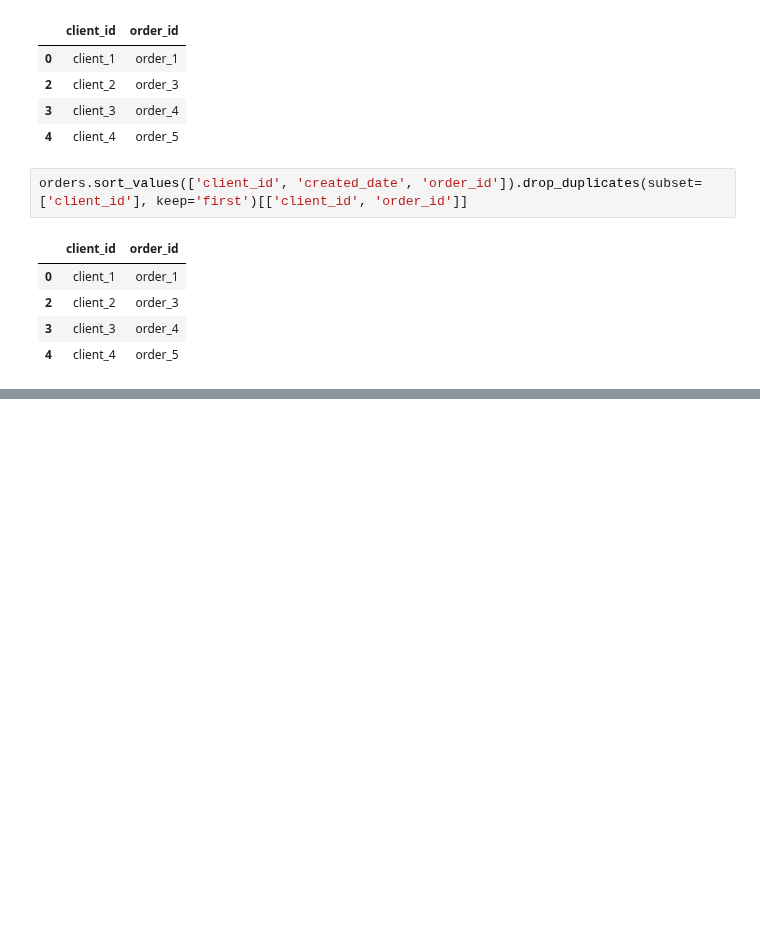
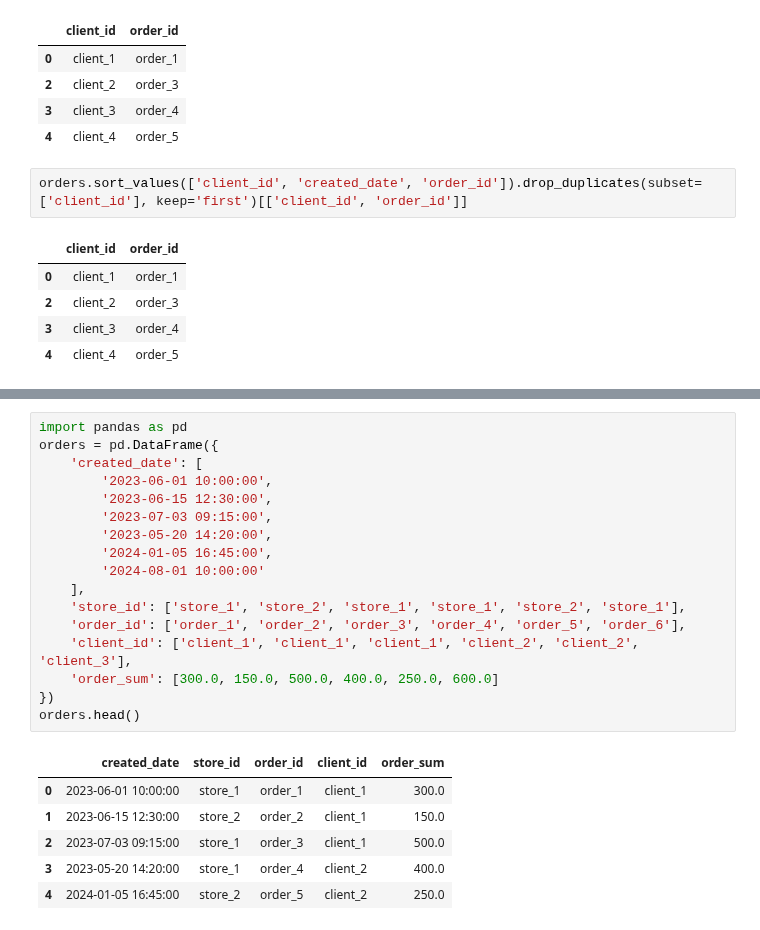
Before and after one commit to Praldmur/Tasks, a Jupyter notebook: course_sql_interview.ipynb, the cells around one changed output, grey strips where cells are left out. Cells and saved outputs as stored; diff of their text form; blank space fills up the shorter version.

```diff
--- a/course_sql_interview.ipynb
+++ b/course_sql_interview.ipynb
@@ -1639,0 +1644,24 @@ orders.sort_values(['client_id', 'created_date', 'order_id']).drop_duplicates(su
+# %%
+import pandas as pd
+orders = pd.DataFrame({
+    'created_date': [
+        '2023-06-01 10:00:00',
+        '2023-06-15 12:30:00',
+        '2023-07-03 09:15:00',
+        '2023-05-20 14:20:00',
+        '2024-01-05 16:45:00',
+        '2024-08-01 10:00:00'
+    ],
+    'store_id': ['store_1', 'store_2', 'store_1', 'store_1', 'store_2', 'store_1'],
+    'order_id': ['order_1', 'order_2', 'order_3', 'order_4', 'order_5', 'order_6'],
+    'client_id': ['client_1', 'client_1', 'client_1', 'client_2', 'client_2', 'client_3'],
+    'order_sum': [300.0, 150.0, 500.0, 400.0, 250.0, 600.0]
+})
+orders.head()
+# %% [output]
+|  | created_date | store_id | order_id | client_id | order_sum |
+| 0 | 2023-06-01 10:00:00 | store_1 | order_1 | client_1 | 300.0 |
+| 1 | 2023-06-15 12:30:00 | store_2 | order_2 | client_1 | 150.0 |
+| 2 | 2023-07-03 09:15:00 | store_1 | order_3 | client_1 | 500.0 |
+| 3 | 2023-05-20 14:20:00 | store_1 | order_4 | client_2 | 400.0 |
+| 4 | 2024-01-05 16:45:00 | store_2 | order_5 | client_2 | 250.0 |
```
Also changed, not shown: parts of 5 cells of this notebook.
